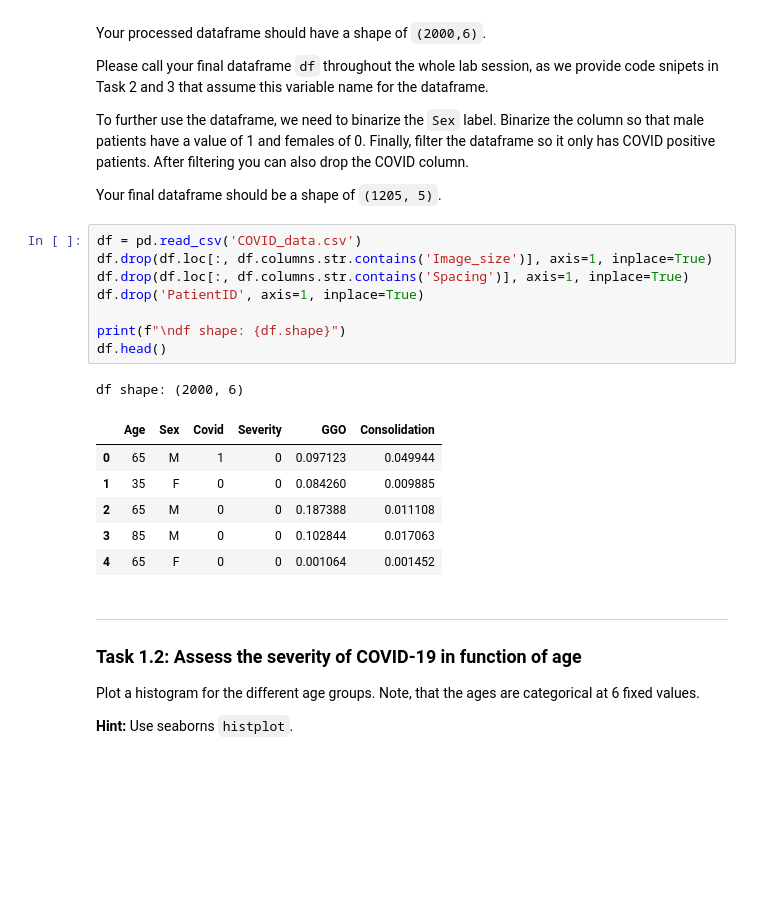
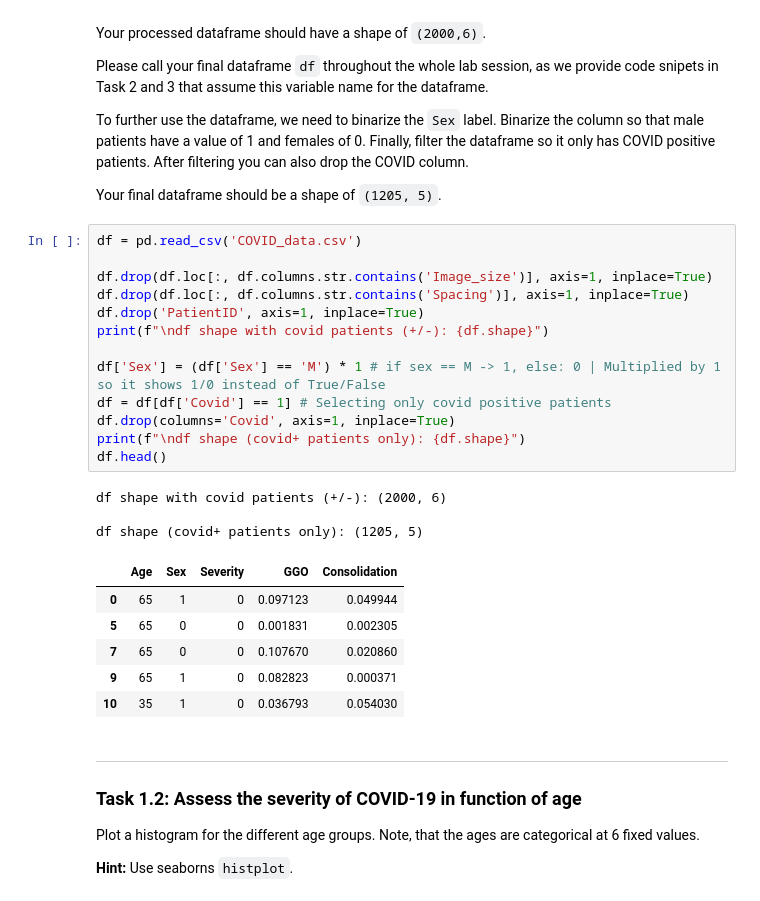
Before and after one commit to cesarz10/Health-Information, a Jupyter notebook: WPO-3/WPO_3_Student.ipynb, the cells around one changed output. Drawn from its saved outputs; the diff is of its cells as text; blank space fills up the shorter version.

```diff
--- a/WPO-3/WPO_3_Student.ipynb
+++ b/WPO-3/WPO_3_Student.ipynb
@@ -61,20 +61,27 @@ To further use the dataframe, we need to binarize the `Sex` label. Binarize the
 Your final dataframe should be a shape of `(1205, 5)`.
 # %%
 df = pd.read_csv('COVID_data.csv')
+
 df.drop(df.loc[:, df.columns.str.contains('Image_size')], axis=1, inplace=True)
 df.drop(df.loc[:, df.columns.str.contains('Spacing')], axis=1, inplace=True)
 df.drop('PatientID', axis=1, inplace=True)
+print(f"\ndf shape with covid patients (+/-): {df.shape}")
 
-print(f"\ndf shape: {df.shape}")
+df['Sex'] = (df['Sex'] == 'M') * 1 # if sex == M -> 1, else: 0 | Multiplied by 1 so it shows 1/0 instead of True/False
+df = df[df['Covid'] == 1] # Selecting only covid positive patients
+df.drop(columns='Covid', axis=1, inplace=True)
+print(f"\ndf shape (covid+ patients only): {df.shape}")
 df.head()
 # %% [output]
-df shape: (2000, 6)
+df shape with covid patients (+/-): (2000, 6)
+
+df shape (covid+ patients only): (1205, 5)
-|  | Age | Sex | Covid | Severity | GGO | Consolidation |
-| 0 | 65 | M | 1 | 0 | 0.097123 | 0.049944 |
-| 1 | 35 | F | 0 | 0 | 0.084260 | 0.009885 |
-| 2 | 65 | M | 0 | 0 | 0.187388 | 0.011108 |
-| 3 | 85 | M | 0 | 0 | 0.102844 | 0.017063 |
-| 4 | 65 | F | 0 | 0 | 0.001064 | 0.001452 |
+|  | Age | Sex | Severity | GGO | Consolidation |
+| 0 | 65 | 1 | 0 | 0.097123 | 0.049944 |
+| 5 | 65 | 0 | 0 | 0.001831 | 0.002305 |
+| 7 | 65 | 0 | 0 | 0.107670 | 0.020860 |
+| 9 | 65 | 1 | 0 | 0.082823 | 0.000371 |
+| 10 | 35 | 1 | 0 | 0.036793 | 0.054030 |
 # %% [markdown]
 ***
 ### Task 1.2: Assess the severity of COVID-19 in function of age
```
Also changed, not shown: parts of 5 cells of this notebook.
